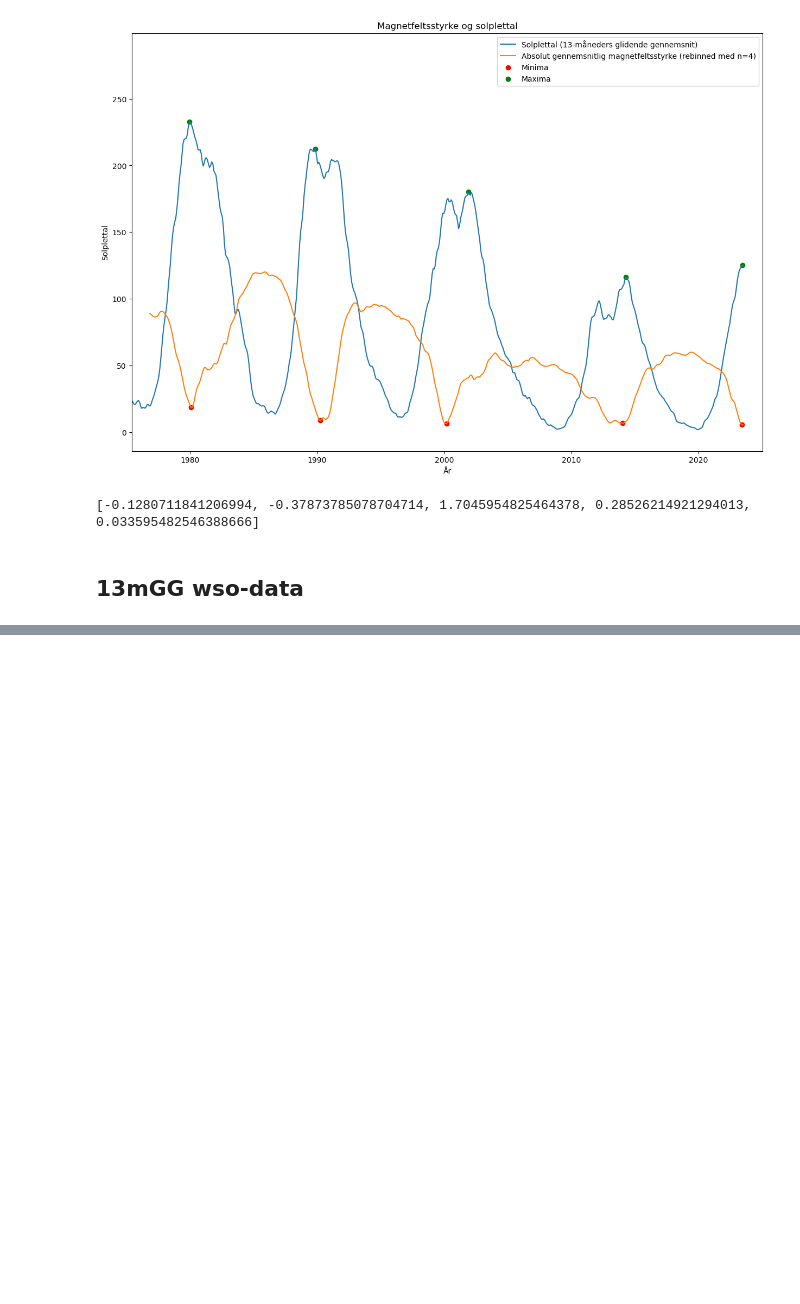
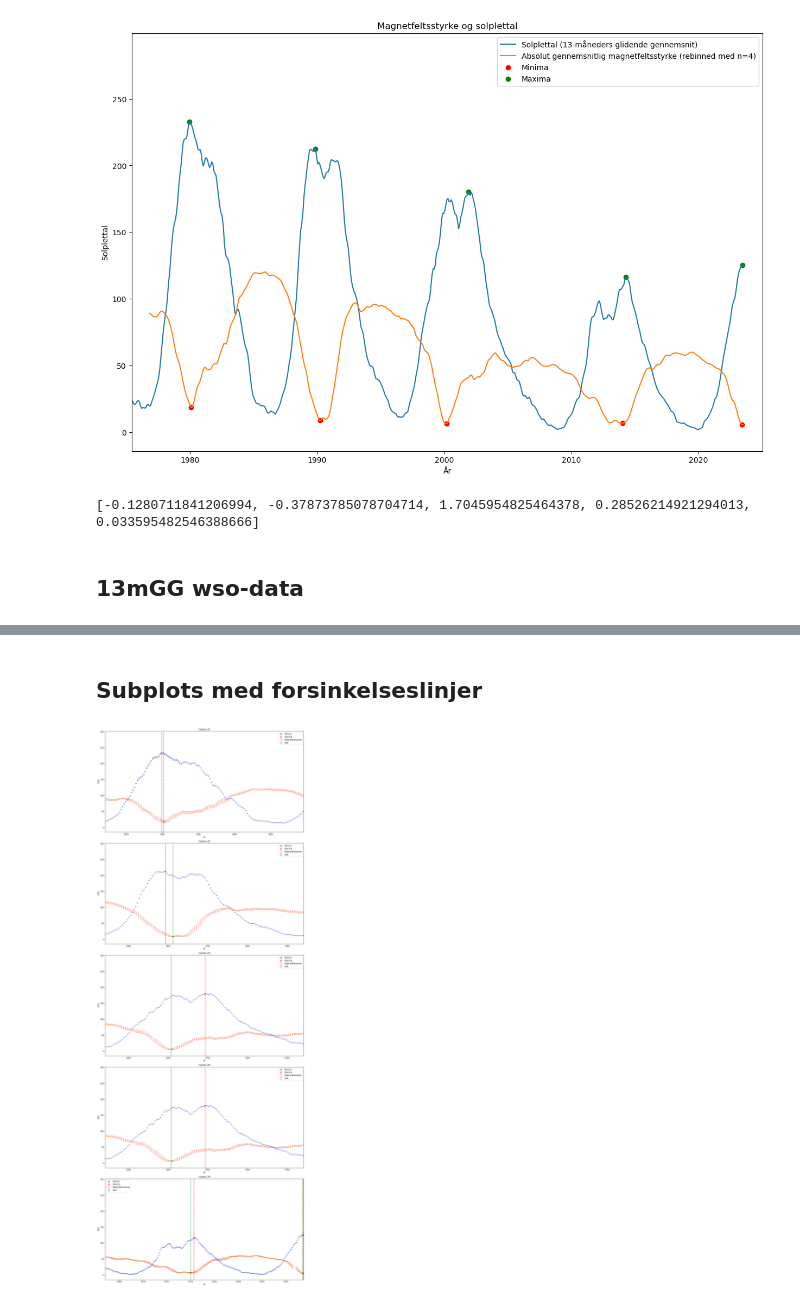
Before and after one commit to Focus9752/Solpletter_projekt, a Jupyter notebook: Magnus carlsen/hysterese/hysterese.ipynb, the cells around one changed output, grey strips where cells are left out. Cells and saved outputs as stored; diff of their text form; code cells hidden in the pictures; blank space fills up the shorter version.

```diff
--- a/Magnus carlsen/hysterese/hysterese.ipynb
+++ b/Magnus carlsen/hysterese/hysterese.ipynb
@@ -494,3 +507,47 @@ print("Den gennemsnitlige tidsforskel er{: .2f} år".format(np.mean(timediffs)))
 0.28526214921294013
 0.033595482546388666
 Den gennemsnitlige tidsforskel er 0.30 år
+# %% [markdown]
+## Subplots med forsinkelseslinjer
+# %%
+# Define intervals
+interval1 = (np.min(wso_smoothed_date_arr), np.min(wso_smoothed_date_arr) + 11)
+interval2 = (np.min(wso_smoothed_date_arr) + 10, np.min(wso_smoothed_date_arr) + 20)
+interval3 = (np.min(wso_smoothed_date_arr) + 20, np.min(wso_smoothed_date_arr) + 30)
+interval4 = (np.min(wso_smoothed_date_arr) + 20, np.min(wso_smoothed_date_arr) + 30)
+interval5 = (np.min(wso_smoothed_date_arr) + 30, np.max(wso_smoothed_date_arr))
+
+# Create figure with four subplots
+fig, axs = plt.subplots(5, 1, figsize=(15, 40))
+
+# List of intervals and axes for easy iteration
+intervals = [interval1, interval2, interval3, interval4, interval5]
+i = 21
+for ax, interval in zip(axs, intervals):
+    # Plot data
+    ax.errorbar(wso_smoothed_date_arr, wso_smoothed_magnetic_field_arr, label="Magnetfeltsstyrke", fmt='.', yerr=wso_smoothed_uncert_arr, ecolor=color_WSO_uncert, c=color_WSO, elinewidth=0.5, capsize=3,  zorder=0)
+    ax.errorbar(SSN_date_fraction_arr, SSN_arr, label="SSN", yerr=SSN_uncert_arr, fmt='.', ecolor=color_SSN_uncert, c=color_SSN, elinewidth=0.5, capsize=3,  zorder=0)
+
+    ax.scatter([elem[0] for elem in wso_minima], [elem[1] for elem in wso_minima], color='green', label="Minima")
+    ax.scatter([elem[0] for elem in sunspot_number_maxima], [elem[1] for elem in sunspot_number_maxima], color='red', label="Maxima")
+
+    # Plot vertical lines for minima and maxima
+    for elem in wso_minima:
+        ax.axvline(x=elem[0], color='green', linestyle='--')
+    for elem in sunspot_number_maxima:
+        ax.axvline(x=elem[0], color='red', linestyle='--')
+
+    ax.set_xlabel("År")
+    ax.set_ylabel("SSN")
+    ax.set_title(f"Cyklus {i}")
+    ax.legend()
+
+    # Only show the area with magnetic field data
+    ax.set_xlim(interval)
+
+    i += 1
+
+plt.tight_layout()
+plt.show()
+# %% [output]
+[figure, added]
```
Also changed, not shown: parts of 2 cells of this notebook, 4 other files.
